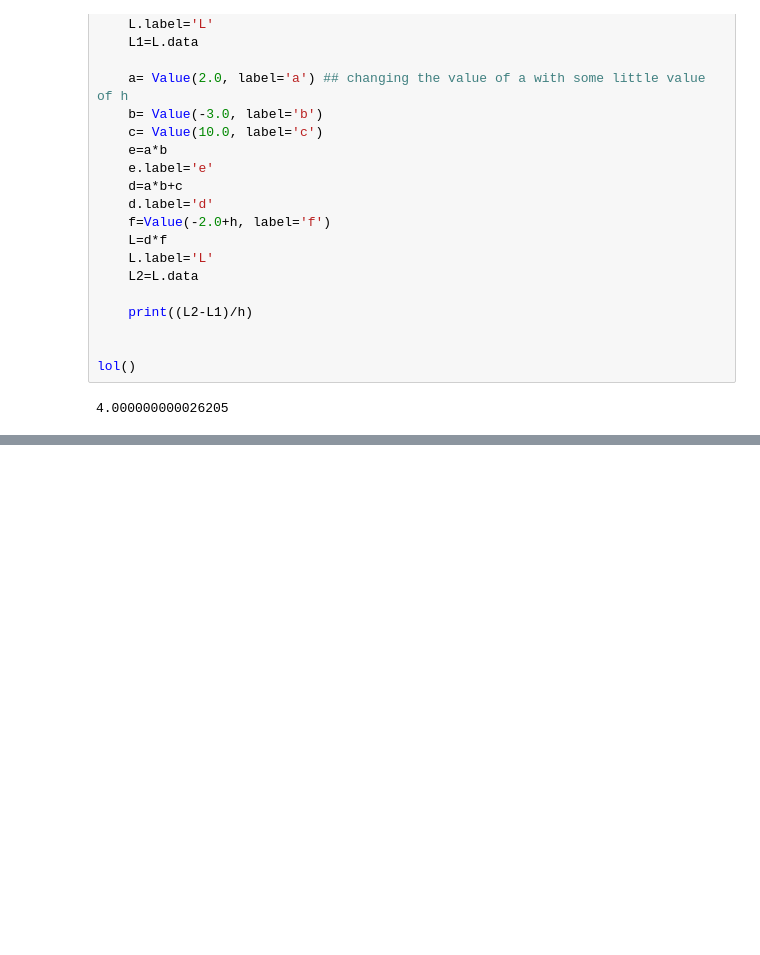
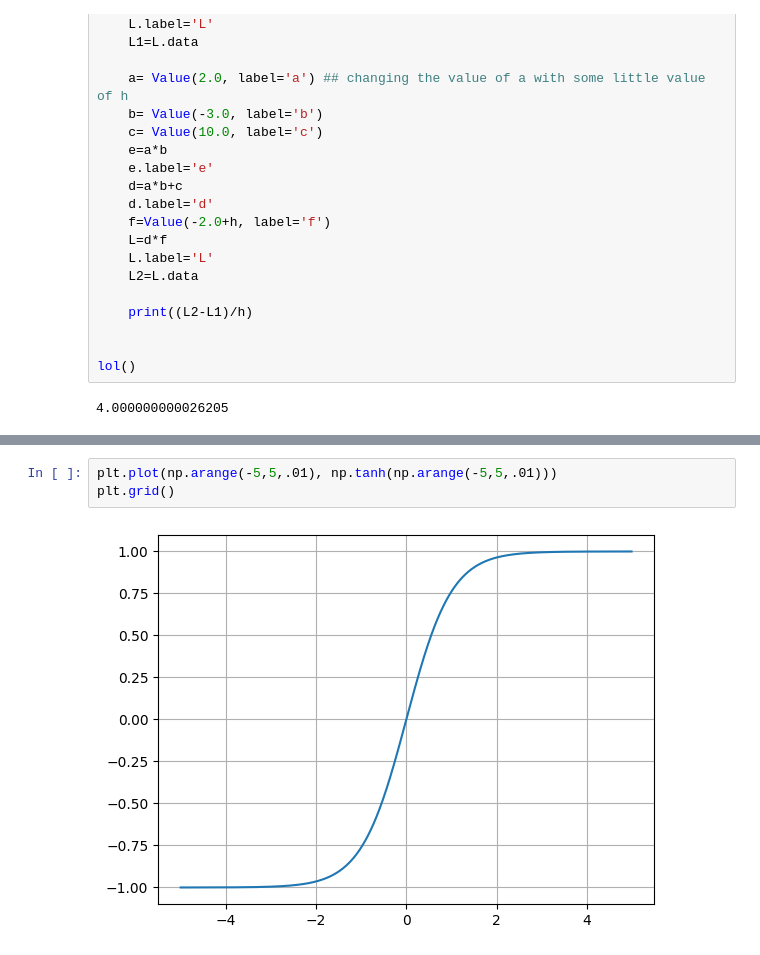
Before and after one commit to SouvickC/from_scratch, a Jupyter notebook: 2_Neural_Network.ipynb, the cells around one changed output, grey strips where cells are left out. Cells and saved outputs as stored; diff of their text form; blank space fills up the shorter version.

```diff
--- a/2_Neural_Network.ipynb
+++ b/2_Neural_Network.ipynb
@@ -170,0 +209,5 @@ lol()
+# %%
+plt.plot(np.arange(-5,5,.01), np.tanh(np.arange(-5,5,.01)))
+plt.grid()
+# %% [output]
+[figure, added]
```
Also changed, not shown: parts of 3 cells of this notebook.
